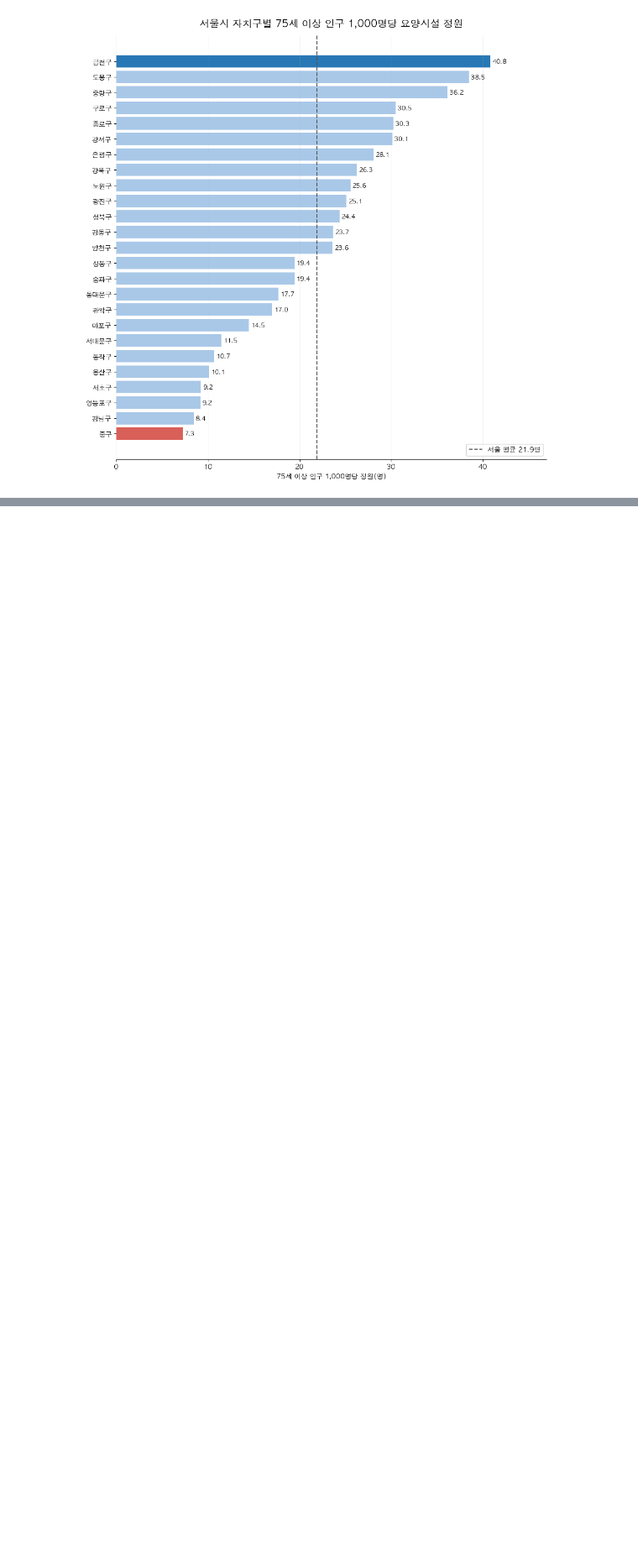
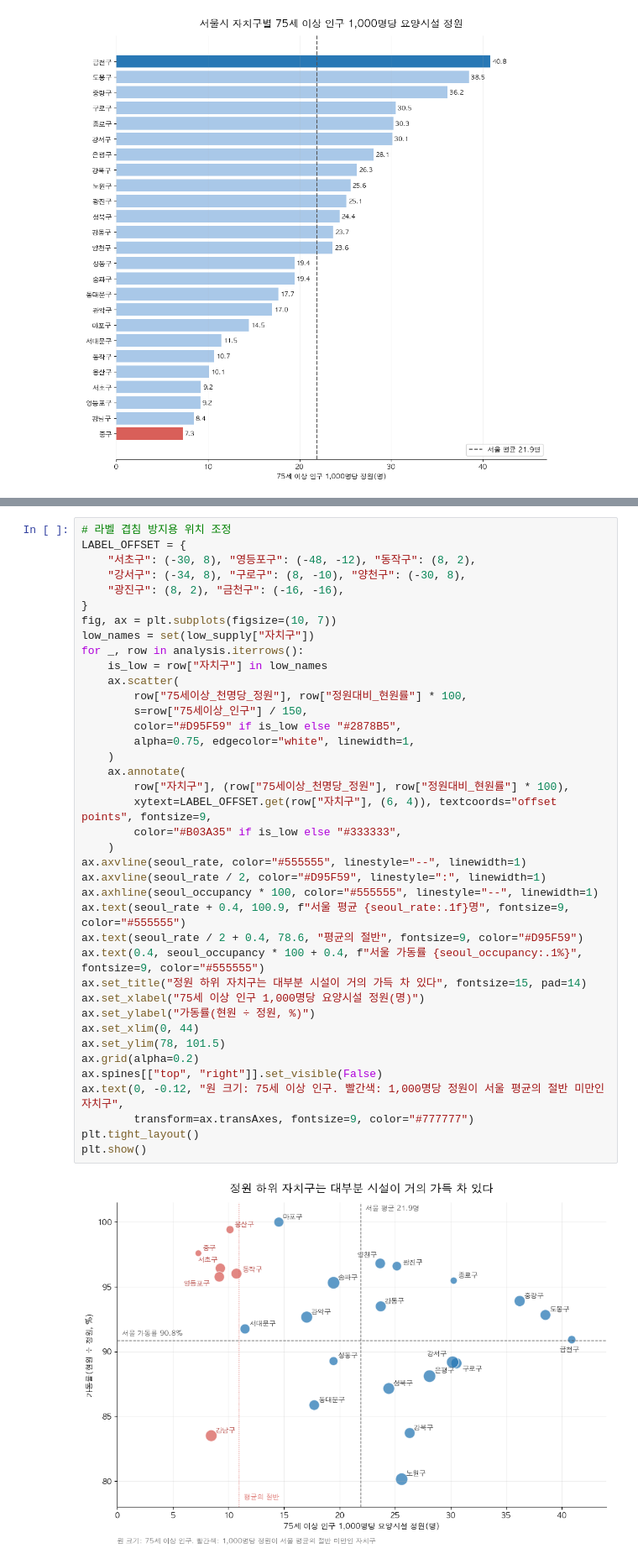
Before and after one commit to SID12g/uos-stat-data, a Jupyter notebook: 서울시 자치구별 75세 이상 인구 대비 요양시설 정원/main.ipynb, the cells around one changed output, grey strips where cells are left out. Shown at 84% size. Cells and saved outputs as stored; diff of their text form; blank space fills up the shorter version.

```diff
--- a/서울시 자치구별 75세 이상 인구 대비 요양시설 정원/main.ipynb
+++ b/서울시 자치구별 75세 이상 인구 대비 요양시설 정원/main.ipynb
@@ -223,0 +286,41 @@ plt.show()
+# %%
+# 라벨 겹침 방지용 위치 조정
+LABEL_OFFSET = {
+    "서초구": (-30, 8), "영등포구": (-48, -12), "동작구": (8, 2),
+    "강서구": (-34, 8), "구로구": (8, -10), "양천구": (-30, 8),
+    "광진구": (8, 2), "금천구": (-16, -16),
+}
+fig, ax = plt.subplots(figsize=(10, 7))
+low_names = set(low_supply["자치구"])
+for _, row in analysis.iterrows():
+    is_low = row["자치구"] in low_names
+    ax.scatter(
+        row["75세이상_천명당_정원"], row["정원대비_현원률"] * 100,
+        s=row["75세이상_인구"] / 150,
+        color="#D95F59" if is_low else "#2878B5",
+        alpha=0.75, edgecolor="white", linewidth=1,
+    )
+    ax.annotate(
+        row["자치구"], (row["75세이상_천명당_정원"], row["정원대비_현원률"] * 100),
+        xytext=LABEL_OFFSET.get(row["자치구"], (6, 4)), textcoords="offset points", fontsize=9,
+        color="#B03A35" if is_low else "#333333",
+    )
+ax.axvline(seoul_rate, color="#555555", linestyle="--", linewidth=1)
+ax.axvline(seoul_rate / 2, color="#D95F59", linestyle=":", linewidth=1)
+ax.axhline(seoul_occupancy * 100, color="#555555", linestyle="--", linewidth=1)
+ax.text(seoul_rate + 0.4, 100.9, f"서울 평균 {seoul_rate:.1f}명", fontsize=9, color="#555555")
+ax.text(seoul_rate / 2 + 0.4, 78.6, "평균의 절반", fontsize=9, color="#D95F59")
+ax.text(0.4, seoul_occupancy * 100 + 0.4, f"서울 가동률 {seoul_occupancy:.1%}", fontsize=9, color="#555555")
+ax.set_title("정원 하위 자치구는 대부분 시설이 거의 가득 차 있다", fontsize=15, pad=14)
+ax.set_xlabel("75세 이상 인구 1,000명당 요양시설 정원(명)")
+ax.set_ylabel("가동률(현원 ÷ 정원, %)")
+ax.set_xlim(0, 44)
+ax.set_ylim(78, 101.5)
+ax.grid(alpha=0.2)
+ax.spines[["top", "right"]].set_visible(False)
+ax.text(0, -0.12, "원 크기: 75세 이상 인구. 빨간색: 1,000명당 정원이 서울 평균의 절반 미만인 자치구",
+        transform=ax.transAxes, fontsize=9, color="#777777")
+plt.tight_layout()
+plt.show()
+# %% [output]
+[figure, added]
```
Also changed, not shown: parts of 10 cells of this notebook, 9 other files.
